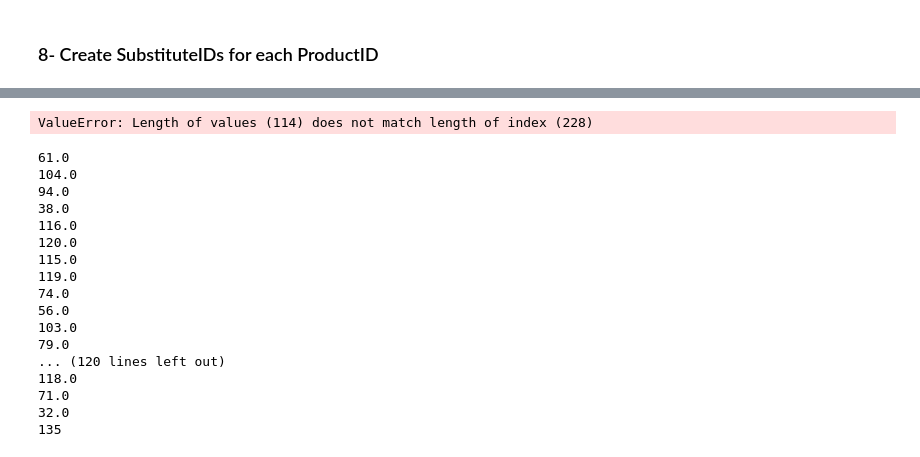
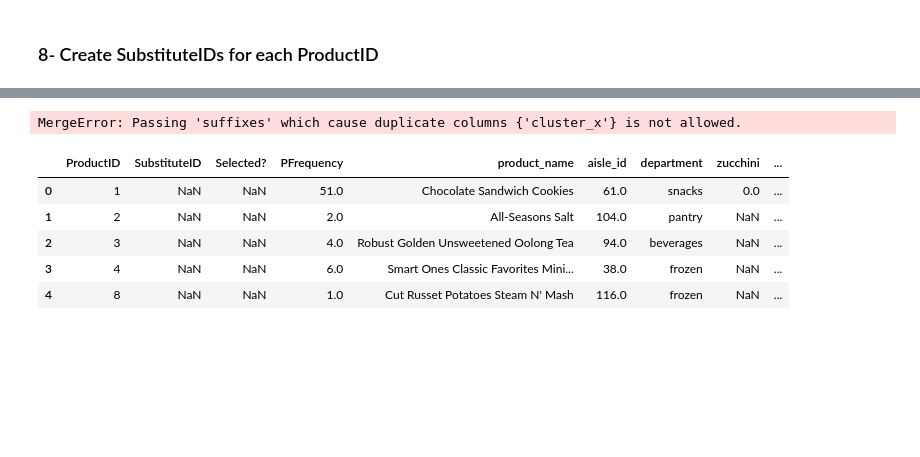
Before and after one commit to visilvestre/mma-datathon-2023, a Jupyter notebook: solution.ipynb, the cells around one changed output, grey strips where cells are left out. Drawn from its saved outputs; the diff is of its cells as text; code cells hidden in the pictures; blank space fills up the shorter version.

Commit message:
Implemented K-Means per aisle, now trying to optimize the SubstituteID selection Logic

```diff
--- a/solution.ipynb
+++ b/solution.ipynb
@@ -306,8 +310,7 @@ pd.DataFrame(X_cv.toarray(),columns=vectorizer_cv.get_feature_names_out())
 # %%
-#Create 20 clusters
-kmeans = KMeans(n_clusters=10)
-kmeans.fit(X_cv)
-result = pd.concat([aisle_products_names_1, pd.DataFrame(X_cv.toarray(),columns=vectorizer_cv.get_feature_names_out())])
-result['cluster'] = kmeans.predict(X_cv)
+# #Create 20 clusters
+# kmeans = KMeans(n_clusters=np.round(np.shape(aisle_products_names_1)[0]/5).astype(int))
+# kmeans.fit(X_cv)
+# aisle_products_names_1.reset_index(drop=True, inplace=True)
+# result = pd.concat([aisle_products_names_1, pd.DataFrame(X_cv.toarray(),columns=vectorizer_cv.get_feature_names_out())], axis=1)
+# result['cluster'] = kmeans.predict(X_cv)
-# %% [output]
-ValueError: Length of values (114) does not match length of index (228)
@@ -328,48 +338,58 @@ for aisle in solution_df.drop_duplicates(['aisle_id'])['aisle_id']:
     # Select all product names under aisle
     aisle_products_names_1 = aisle_products['product_name']
 
-    # Remove stopwords, punctuation, and numbers
+    # Check if there are products under aisle, if not, continue
+    if len(aisle_products_names_1) == 0:
+        continue
+
+    # Preprocessing
+    ## Remove stopwords, punctuation, and numbers
     aisle_products_names_2 = [remove_stopwords(x)\
         .translate(str.maketrans('','',string.punctuation))\
         .translate(str.maketrans('','',string.digits))\
         for x in aisle_products_names_1]
 
-    # Stemming and making words lower case
+    ## Stemming and making words lower case
     aisle_products_names_3 = pd.Series([stemSentence(x) for x in aisle_products_names_2])
 
-    # Removing Color Names
+    ## Removing Color Names
     colors = list(webcolors.CSS3_NAMES_TO_HEX)
     colors = [stemSentence(x) for x in colors if x not in ('bisque','blanchedalmond','chocolate','honeydew','lime',
-                                         'olive','orange','plum','salmon','tomato','wheat')]
+                                        'olive','orange','plum','salmon','tomato','wheat')]
     aisle_product_names_4 = [' '.join([x for x in string.split() if x not in colors]) for string in aisle_products_names_3]
 
     # Vectorizing
     ## Bag of Words
     vectorizer_cv = CountVectorizer(analyzer='word')
     X_cv = vectorizer_cv.fit_transform(aisle_product_names_4)
-
     ## TF-IDF
     vectorizer_wtf = TfidfVectorizer(analyzer='word')
     X_wtf = vectorizer_wtf.fit_transform(aisle_product_names_4)
-
     ## LDA
     lda = LatentDirichletAllocation(n_components=30, learning_decay=0.9)
     X_lda = lda.fit(X_cv)
+    ## FuzzyWuzzy
+    X_fuzz = pd.crosstab([aisle_product_names_4,aisle_product_names_4],aisle_product_names_4).apply(lambda col: [fuzz.token_sort_ratio(col.name, x)
+                                                                    for x in col.index.get_level_values(1)])
+
+    # Clustering
+    ## Create (NumberOfProductsAtAisle/5) clusters, and assign each product to a cluster
+    kmeans = KMeans(n_clusters=np.round(np.shape(aisle_products_names_1)[0]/5).astype(int))
+    kmeans.fit(X_cv)
+    aisle_products_names_1.reset_index(drop=True, inplace=True)
+    result = pd.concat([aisle_products_names_1, pd.DataFrame(X_cv.toarray(),columns=vectorizer_cv.get_feature_names_out())], axis=1)
+    result['cluster'] = kmeans.predict(X_cv)
+
+    # Joining with solution_df
+    solution_df = pd.merge(solution_df, result.iloc[:,[0,-1]], how='left', left_on=['product_name'], right_on=('product_name'))
 # %% [output]
-61.0
-104.0
-94.0
-38.0
-116.0
-120.0
-115.0
-119.0
-74.0
-56.0
-103.0
-79.0
-... (120 lines left out)
-118.0
-71.0
-32.0
-135
+MergeError: Passing 'suffixes' which cause duplicate columns {'cluster_x'} is not allowed.
+# %%
+solution_df.head()
+# %% [output]
+|  | ProductID | SubstituteID | Selected? | PFrequency | product_name | aisle_id | department | zucchini | ... |
+| 0 | 1 | NaN | NaN | 51.0 | Chocolate Sandwich Cookies | 61.0 | snacks | 0.0 | ... |
+| 1 | 2 | NaN | NaN | 2.0 | All-Seasons Salt | 104.0 | pantry | NaN | ... |
+| 2 | 3 | NaN | NaN | 4.0 | Robust Golden Unsweetened Oolong Tea | 94.0 | beverages | NaN | ... |
+| 3 | 4 | NaN | NaN | 6.0 | Smart Ones Classic Favorites Mini... | 38.0 | frozen | NaN | ... |
+| 4 | 8 | NaN | NaN | 1.0 | Cut Russet Potatoes Steam N' Mash | 116.0 | frozen | NaN | ... |
```
Also changed, not shown: parts of 11 cells of this notebook, 2 other files.
